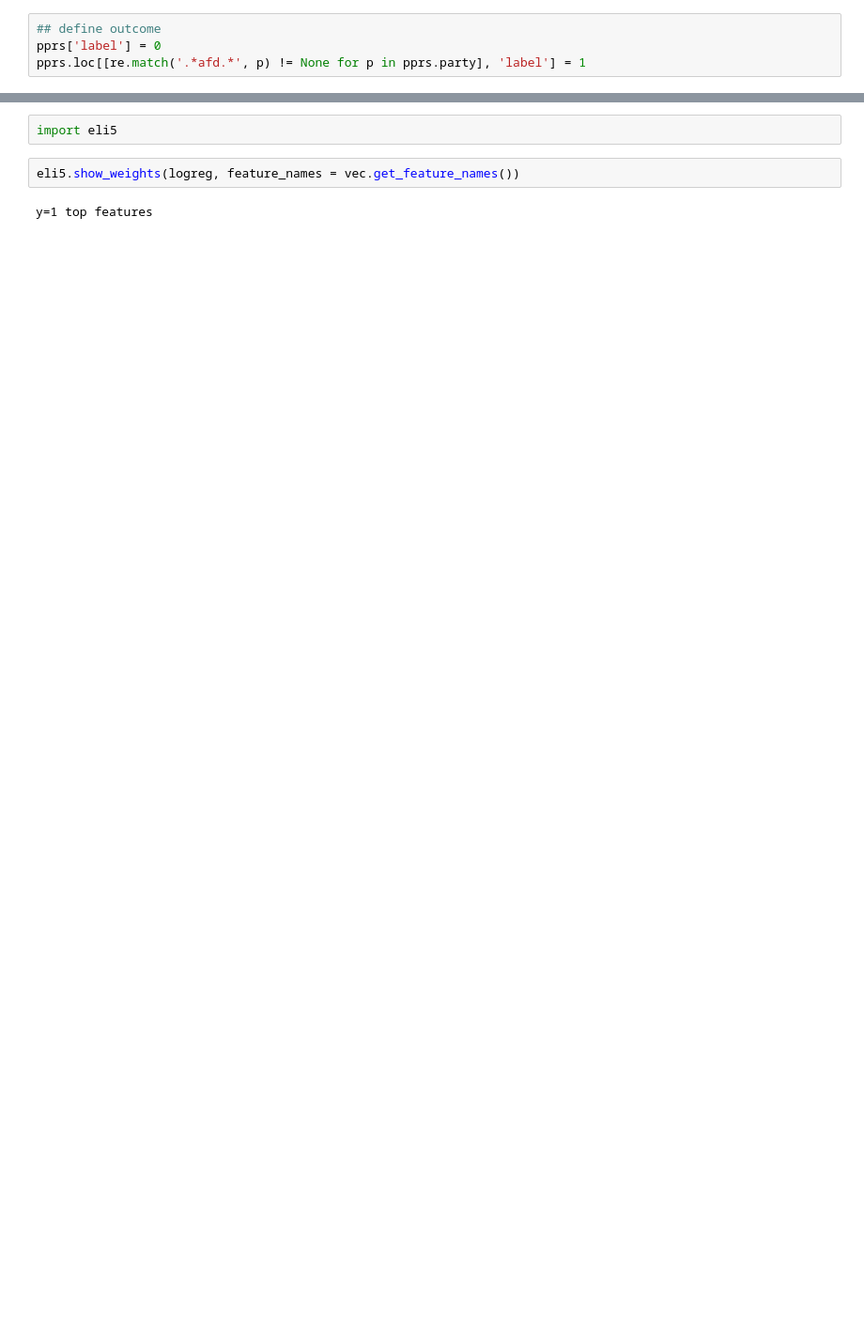
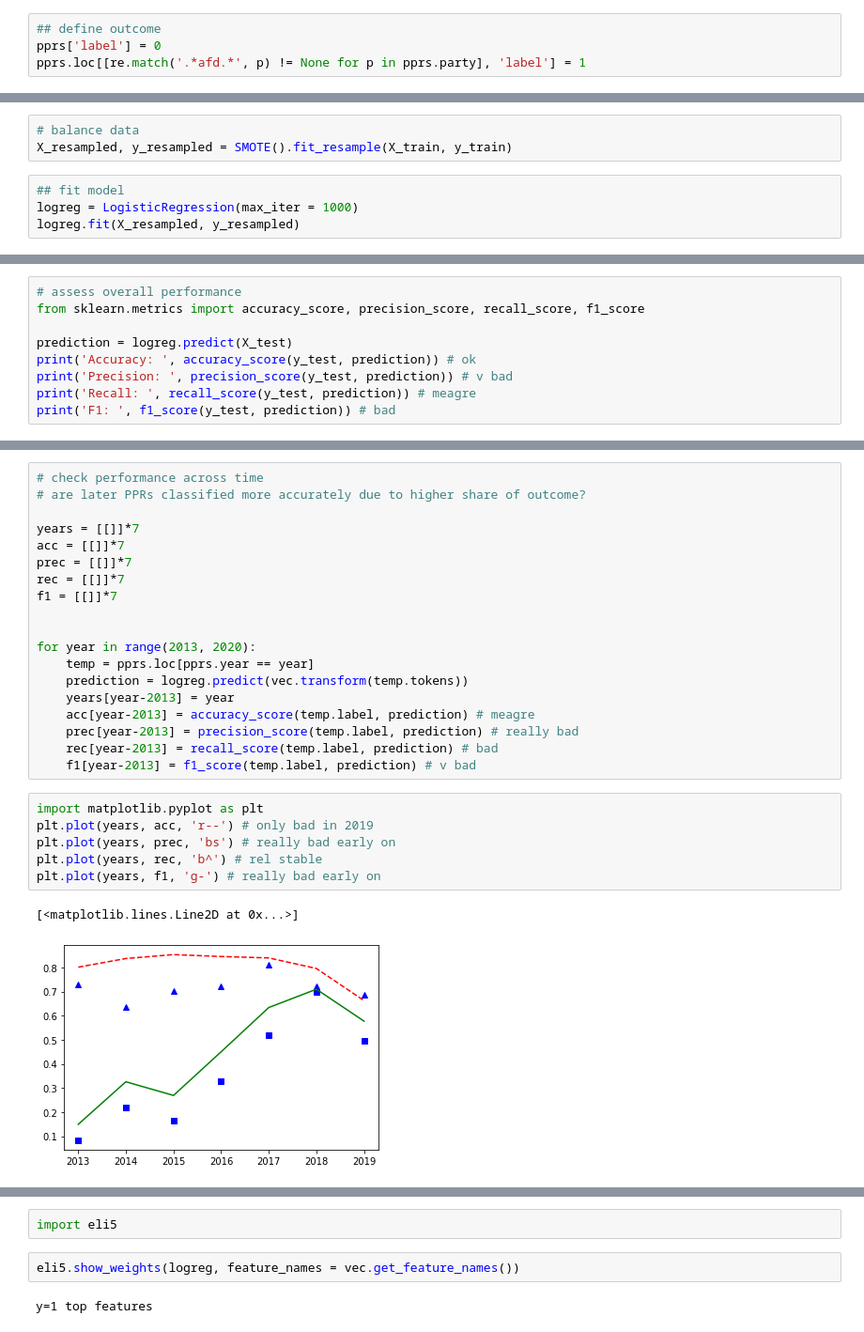
Before and after one commit to nicolaiberk/_rrpviol_med, a Jupyter notebook: _sc/_framing/afd_slant_model.ipynb, the cells around one changed output, grey strips where cells are left out. Shown at 94% size. Saved outputs shown, nothing was run; the diff lists cells and outputs as text; blank space fills up the shorter version.

Commit message:
Improve AfD classifier, perf across time w diff train sets

```diff
--- a/_sc/_framing/afd_slant_model.ipynb
+++ b/_sc/_framing/afd_slant_model.ipynb
@@ -38,0 +78,7 @@ mtrx = vec.transform(pprs.tokens)
+# %%
+# balance data
+X_resampled, y_resampled = SMOTE().fit_resample(X_train, y_train)
+# %%
+## fit model
+logreg = LogisticRegression(max_iter = 1000)
+logreg.fit(X_resampled, y_resampled)
@@ -38,0 +92,9 @@ mtrx = vec.transform(pprs.tokens)
+# %%
+# assess overall performance
+from sklearn.metrics import accuracy_score, precision_score, recall_score, f1_score
+
+prediction = logreg.predict(X_test)
+print('Accuracy: ', accuracy_score(y_test, prediction)) # ok
+print('Precision: ', precision_score(y_test, prediction)) # v bad
+print('Recall: ', recall_score(y_test, prediction)) # meagre
+print('F1: ', f1_score(y_test, prediction)) # bad
@@ -38,0 +114,28 @@ mtrx = vec.transform(pprs.tokens)
+# %%
+# check performance across time
+# are later PPRs classified more accurately due to higher share of outcome?
+
+years = [[]]*7
+acc = [[]]*7
+prec = [[]]*7
+rec = [[]]*7
+f1 = [[]]*7
+
+
+for year in range(2013, 2020):
+    temp = pprs.loc[pprs.year == year]
+    prediction = logreg.predict(vec.transform(temp.tokens))
+    years[year-2013] = year
+    acc[year-2013] = accuracy_score(temp.label, prediction) # meagre
+    prec[year-2013] = precision_score(temp.label, prediction) # really bad
+    rec[year-2013] = recall_score(temp.label, prediction) # bad
+    f1[year-2013] = f1_score(temp.label, prediction) # v bad
+# %%
+import matplotlib.pyplot as plt
+plt.plot(years, acc, 'r--') # only bad in 2019
+plt.plot(years, prec, 'bs') # really bad early on
+plt.plot(years, rec, 'b^') # rel stable
+plt.plot(years, f1, 'g-') # really bad early on
+# %% [output]
+[<matplotlib.lines.Line2D at 0x...>]
+[figure, added]
```
Also changed, not shown: parts of 44 cells of this notebook, 2 other files.
